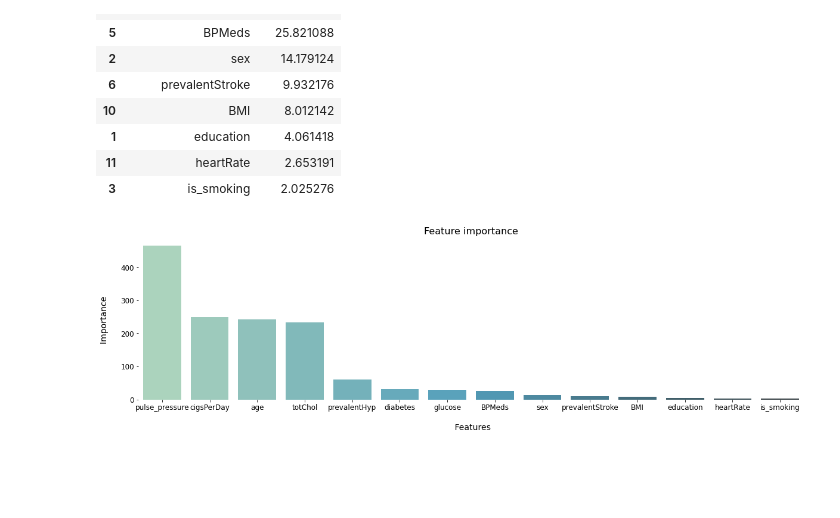
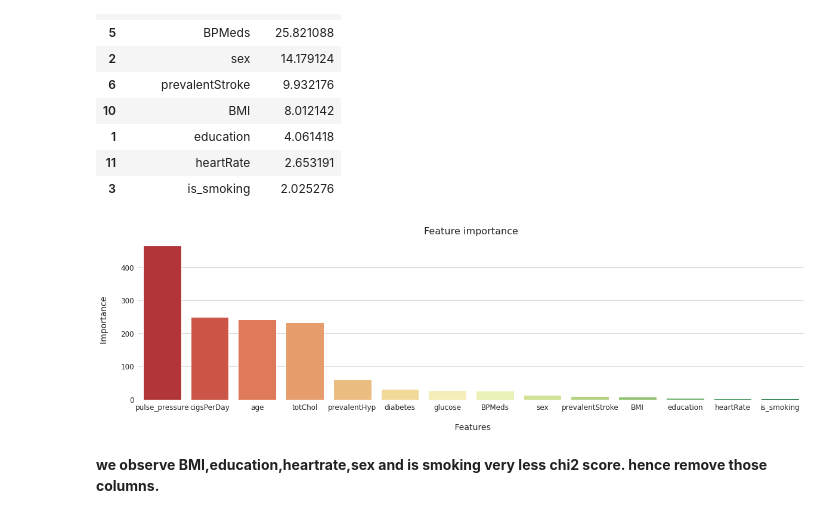
Before and after one commit to NavedMansuri/Cardiovascular-Risk-Prediction, a Jupyter notebook: Cardiovascular_Risk_Prediction_Capstone_Project_By_Naved_.ipynb, the cells around one changed output. Saved outputs shown, nothing was run; the diff lists cells and outputs as text; code cells hidden in the pictures; blank space fills up the shorter version.

```diff
--- a/Cardiovascular_Risk_Prediction_Capstone_Project_By_Naved_.ipynb
+++ b/Cardiovascular_Risk_Prediction_Capstone_Project_By_Naved_.ipynb
@@ -543,6 +545,10 @@ df.sample(5)
 * Fisher’s Score, etc.
 # %% [markdown]
 In this model we using Chi-Square test for selecting the features that influence the most.
+# %%
+# Defining dependent and independent variables
+X = df.drop('TenYearCHD',axis=1)
+y = df[dependent_var]
 # %%
 from sklearn.feature_selection import SelectKBest
 
@@ -581,16 +586,17 @@ featureScores
 | 11 | heartRate | 2.653191 |
 | 3 | is_smoking | 2.025276 |
 # %%
-
 # visualizing feature selection
 plt.figure(figsize=(20,5))
-sns.barplot(x='Independent Feature', y='Chi_Score', data=featureScores, palette = "GnBu_d")
+sns.barplot(x='Independent Feature', y='Chi_Score', data=featureScores, palette = "RdYlGn")
 plt.box(False)
 plt.title('Feature importance', fontsize=16)
 plt.xlabel('\n Features', fontsize=14)
 plt.ylabel('Importance \n', fontsize=14)
 plt.xticks(fontsize=12)
 plt.yticks(fontsize=12)
 plt.show()
 # %% [output]
-[figure, old version]
+[figure, new version]
+# %% [markdown]
+**we observe BMI,education,heartrate,sex and is smoking very less chi2 score. hence remove those columns.**
```
Also changed, not shown: parts of 76 cells of this notebook.
